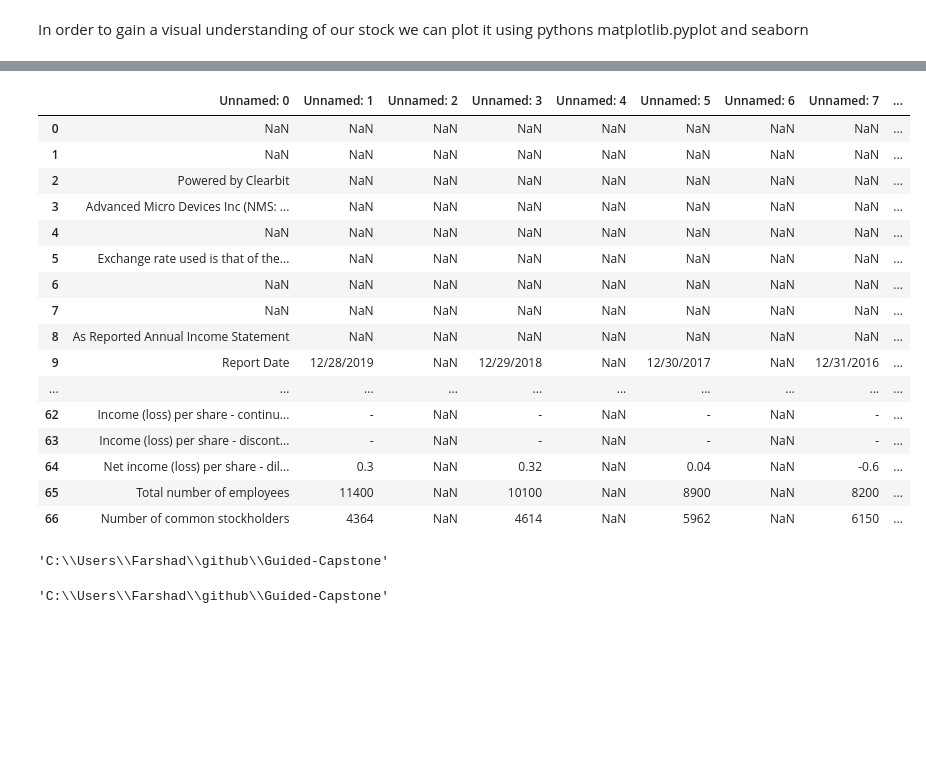
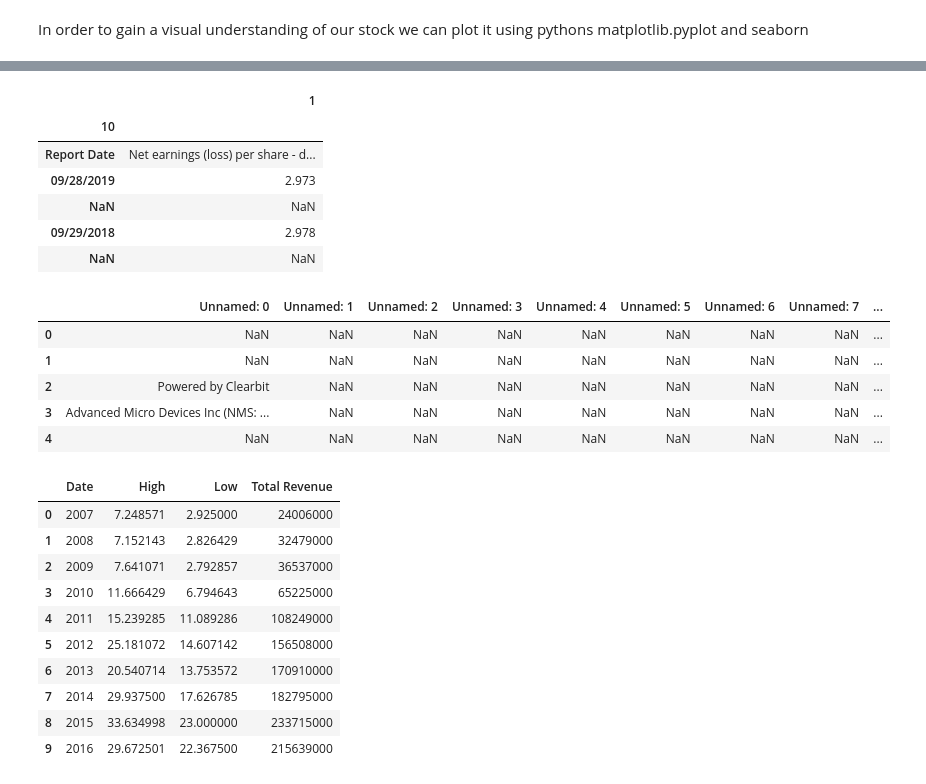
Before and after one commit to mmdebrahimi/Guided-Capstone, a Jupyter notebook: Fundamental Analysis EDA Emanuele Ebrahimi.ipynb, the cells around one changed output, grey strips where cells are left out. Saved outputs shown, nothing was run; the diff lists cells and outputs as text; code cells hidden in the pictures; blank space fills up the shorter version.

```diff
--- a/Fundamental Analysis EDA Emanuele Ebrahimi.ipynb
+++ b/Fundamental Analysis EDA Emanuele Ebrahimi.ipynb
@@ -210,28 +239,27 @@ Net_inc_per_share.reset_index(inplace = True)
 Net_inc_per_share = Net_inc_per_share.drop(0, axis = 0).T
 Net_inc_per_share = Net_inc_per_share.drop('index', axis = 0)
 Net_inc_per_share = Net_inc_per_share.T
+# %%
+Net_inc_per_share.T.head()
+# %% [output]
+|  | 1 |
+| 10 |  |
+| Report Date | Net earnings (loss) per share - d... |
+| 09/28/2019 | 2.973 |
+| NaN | NaN |
+| 09/29/2018 | 2.978 |
+| NaN | NaN |
 # %%
 #Importing Quarterly stock data
 IncomeStatement_Quarterly = pd.read_excel('asreported.xlsx')
-IncomeStatement_Quarterly
+IncomeStatement_Quarterly.head()
 # %% [output]
 |  | Unnamed: 0 | Unnamed: 1 | Unnamed: 2 | Unnamed: 3 | Unnamed: 4 | Unnamed: 5 | Unnamed: 6 | Unnamed: 7 | ... |
 | 0 | NaN | NaN | NaN | NaN | NaN | NaN | NaN | NaN | ... |
 | 1 | NaN | NaN | NaN | NaN | NaN | NaN | NaN | NaN | ... |
 | 2 | Powered by Clearbit | NaN | NaN | NaN | NaN | NaN | NaN | NaN | ... |
 | 3 | Advanced Micro Devices Inc (NMS: ... | NaN | NaN | NaN | NaN | NaN | NaN | NaN | ... |
 | 4 | NaN | NaN | NaN | NaN | NaN | NaN | NaN | NaN | ... |
-| 5 | Exchange rate used is that of the... | NaN | NaN | NaN | NaN | NaN | NaN | NaN | ... |
-| 6 | NaN | NaN | NaN | NaN | NaN | NaN | NaN | NaN | ... |
-| 7 | NaN | NaN | NaN | NaN | NaN | NaN | NaN | NaN | ... |
-| 8 | As Reported Annual Income Statement | NaN | NaN | NaN | NaN | NaN | NaN | NaN | ... |
-| 9 | Report Date | 12/28/2019 | NaN | 12/29/2018 | NaN | 12/30/2017 | NaN | 12/31/2016 | ... |
-| ... | ... | ... | ... | ... | ... | ... | ... | ... | ... |
-| 62 | Income (loss) per share - continu... | - | NaN | - | NaN | - | NaN | - | ... |
-| 63 | Income (loss) per share - discont... | - | NaN | - | NaN | - | NaN | - | ... |
-| 64 | Net income (loss) per share - dil... | 0.3 | NaN | 0.32 | NaN | 0.04 | NaN | -0.6 | ... |
-| 65 | Total number of employees | 11400 | NaN | 10100 | NaN | 8900 | NaN | 8200 | ... |
-| 66 | Number of common stockholders | 4364 | NaN | 4614 | NaN | 5962 | NaN | 6150 | ... |
 # %%
 #defining net revenue
 def net_rev():
@@ -249,13 +277,17 @@ net_rev.Date = pd.to_datetime(net_rev.Date)
 net_rev['Date'] = net_rev['Date'].dt.year
 #merging net_revenue into main dataframe (dec_df)
 dec_df = pd.merge(dec_df, net_rev, how = 'outer')
-# %%
-import os
-os.getcwd()
-# %% [output]
-'C:\\Users\\Farshad\\github\\Guided-Capstone'
-# %%
-import os
-os.getcwd()
-# %% [output]
-'C:\\Users\\Farshad\\github\\Guided-Capstone'
+# %%
+dec_df.head(10)
+# %% [output]
+|  | Date | High | Low | Total Revenue |
+| 0 | 2007 | 7.248571 | 2.925000 | 24006000 |
+| 1 | 2008 | 7.152143 | 2.826429 | 32479000 |
+| 2 | 2009 | 7.641071 | 2.792857 | 36537000 |
+| 3 | 2010 | 11.666429 | 6.794643 | 65225000 |
+| 4 | 2011 | 15.239285 | 11.089286 | 108249000 |
+| 5 | 2012 | 25.181072 | 14.607142 | 156508000 |
+| 6 | 2013 | 20.540714 | 13.753572 | 170910000 |
+| 7 | 2014 | 29.937500 | 17.626785 | 182795000 |
+| 8 | 2015 | 33.634998 | 23.000000 | 233715000 |
+| 9 | 2016 | 29.672501 | 22.367500 | 215639000 |
```
Also changed, not shown: parts of 8 cells of this notebook, 3 other files.
